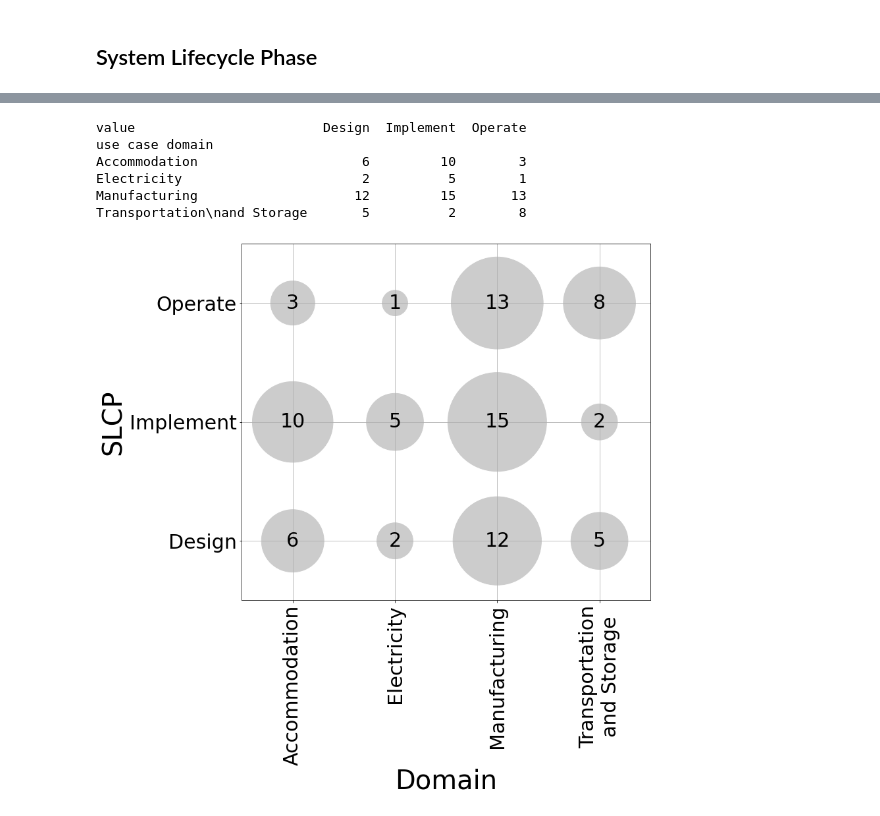
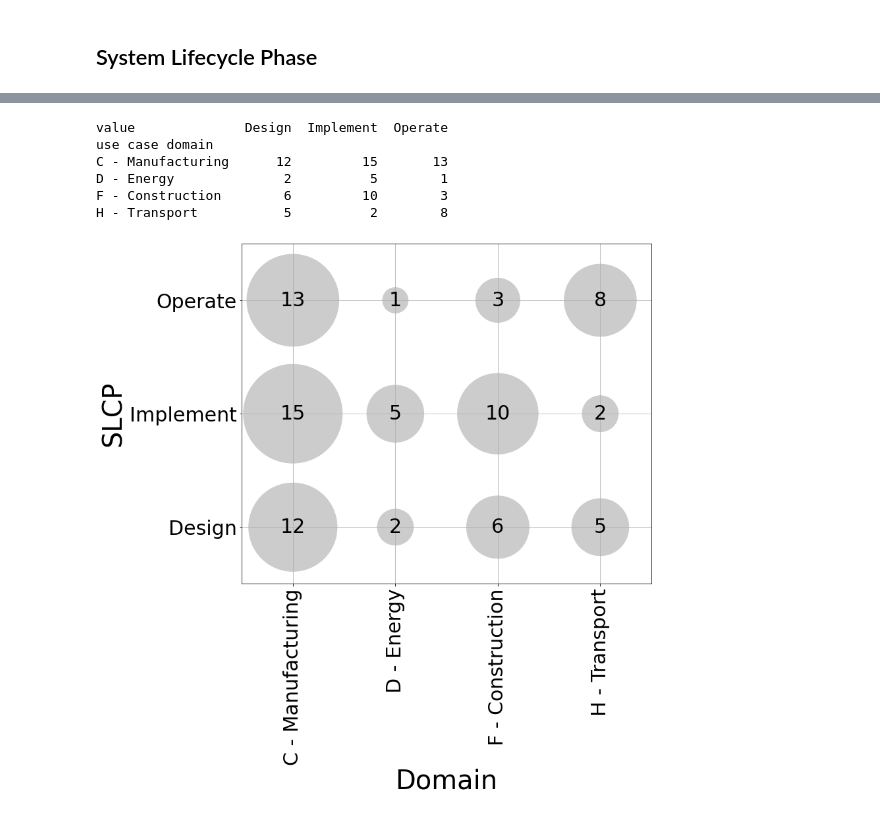
Before and after one commit to cdl-mint/mde4dts, a Jupyter notebook: scripts/scatterplots.ipynb, the cells around one changed output, grey strips where cells are left out. Saved outputs shown, nothing was run; the diff lists cells and outputs as text; code cells hidden in the pictures.

```diff
--- a/scripts/scatterplots.ipynb
+++ b/scripts/scatterplots.ipynb
@@ -42,8 +42,8 @@ destination_folder = './target/img/'
 fileformat = ".pdf"
 input_json = "./data/data_consolidated_semistructured.json"
 
-domains = ['Accommodation', 'Electricity', 'Manufacturing',
-       'Transportation and Storage']
+domains = ['F - Construction', 'D - Energy', 'C - Manufacturing',
+       'H - Transport']
 mdetches = ['Code\n Generation', 'Model\n Interpretation',
        'Model to Model\n Transformation']
 trls = ["Solution Proposal \n", "Validation Research \n", "Evaluation Research \n"]
@@ -692,23 +664,23 @@ Transportation\nand Storage            9            3
 # %%
 ucd_slcp_copy = ucd_slcp_copy.transpose()
-ucd_slcp_copy = ucd_slcp_copy.rename(columns={"Transportation and Storage": "Transportation\nand Storage"})
+#ucd_slcp_copy = ucd_slcp_copy.rename(columns={"Transportation and Storage": "Transportation\nand Storage"})
 ucd_slcp_copy = ucd_slcp_copy.transpose()
 print(ucd_slcp_copy)
 plt.figure(figsize=(12,12))
 x_rotation = 90
 scatter_for_df(ucd_slcp_copy)
 plt.xlabel("Domain", fontsize=40)
 plt.ylabel("SLCP", fontsize=40)
 plt.tight_layout()
 plt.xlim(0.5, 4.5)
 plt.ylim(0.5, 3.5)
 plt.savefig(destination_folder + "Domain_SLCP_scatter" + ".pdf")
 # %% [output]
-value                        Design  Implement  Operate
+value              Design  Implement  Operate
 use case domain
-Accommodation                     6         10        3
-Electricity                       2          5        1
-Manufacturing                    12         15       13
-Transportation\nand Storage       5          2        8
+C - Manufacturing      12         15       13
+D - Energy              2          5        1
+F - Construction        6         10        3
+H - Transport           5          2        8
-[figure, old version]
+[figure, new version]
 # %%
```
Also changed, not shown: parts of 29 cells of this notebook, 9 other files.
